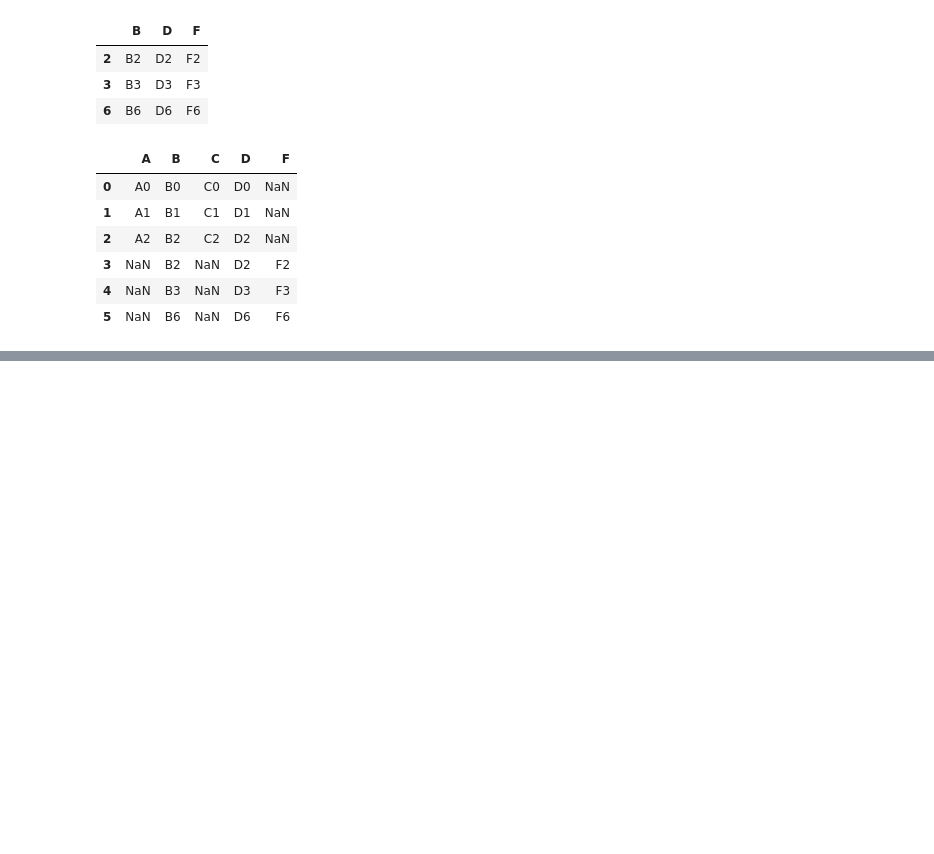
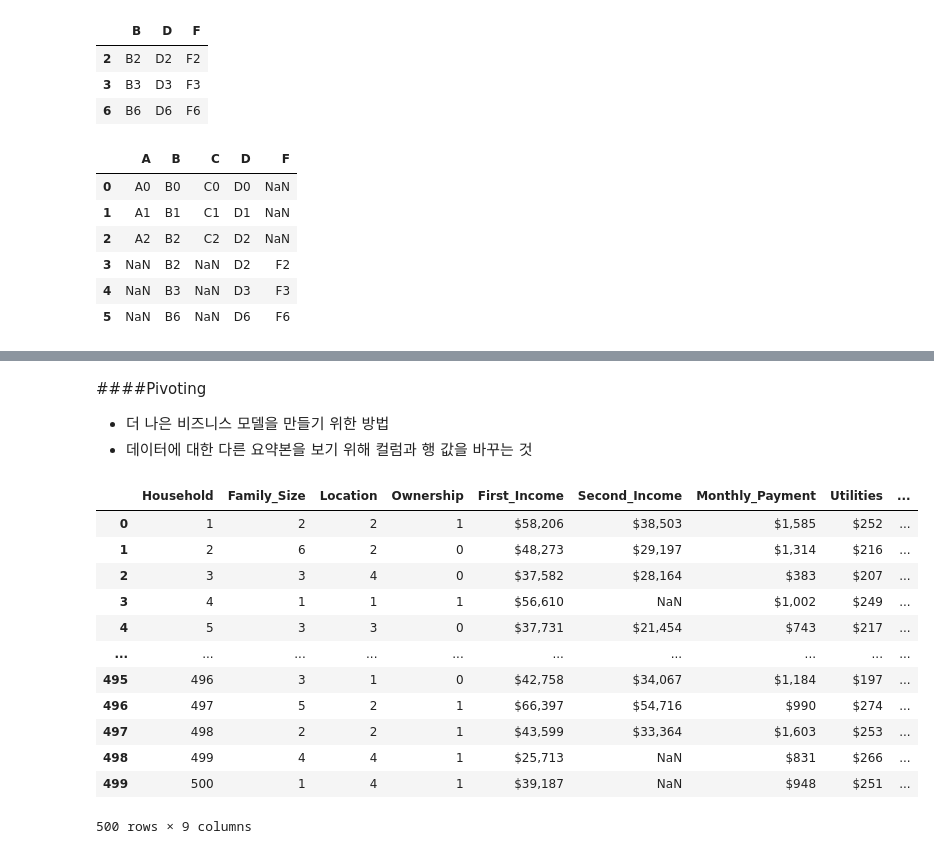
Before and after one commit to wonwookim/DataMining, a Jupyter notebook: data_transformation.ipynb, the cells around one changed output, grey strips where cells are left out. Drawn from its saved outputs; the diff is of its cells as text; code cells hidden in the pictures; blank space fills up the shorter version.

```diff
--- a/data_transformation.ipynb
+++ b/data_transformation.ipynb
@@ -313,0 +393,22 @@ result
+# %% [markdown]
+####Pivoting
+* 더 나은 비즈니스 모델을 만들기 위한 방법
+* 데이터에 대한 다른 요약본을 보기 위해 컬럼과 행 값을 바꾸는 것
+# %%
+df = pd.read_csv('/content/drive/MyDrive/data_mining/P02_06_test.csv', header = 0, index_col =None)
+# %%
+df
+# %% [output]
+|  | Household | Family_Size | Location | Ownership | First_Income | Second_Income | Monthly_Payment | Utilities | ... |
+| 0 | 1 | 2 | 2 | 1 | $58,206 | $38,503 | $1,585 | $252 | ... |
+| 1 | 2 | 6 | 2 | 0 | $48,273 | $29,197 | $1,314 | $216 | ... |
+| 2 | 3 | 3 | 4 | 0 | $37,582 | $28,164 | $383 | $207 | ... |
+| 3 | 4 | 1 | 1 | 1 | $56,610 | NaN | $1,002 | $249 | ... |
+| 4 | 5 | 3 | 3 | 0 | $37,731 | $21,454 | $743 | $217 | ... |
+| ... | ... | ... | ... | ... | ... | ... | ... | ... | ... |
+| 495 | 496 | 3 | 1 | 0 | $42,758 | $34,067 | $1,184 | $197 | ... |
+| 496 | 497 | 5 | 2 | 1 | $66,397 | $54,716 | $990 | $274 | ... |
+| 497 | 498 | 2 | 2 | 1 | $43,599 | $33,364 | $1,603 | $253 | ... |
+| 498 | 499 | 4 | 4 | 1 | $25,713 | NaN | $831 | $266 | ... |
+| 499 | 500 | 1 | 4 | 1 | $39,187 | NaN | $948 | $251 | ... |
+500 rows × 9 columns
```
Also changed, not shown: parts of 13 cells of this notebook.
